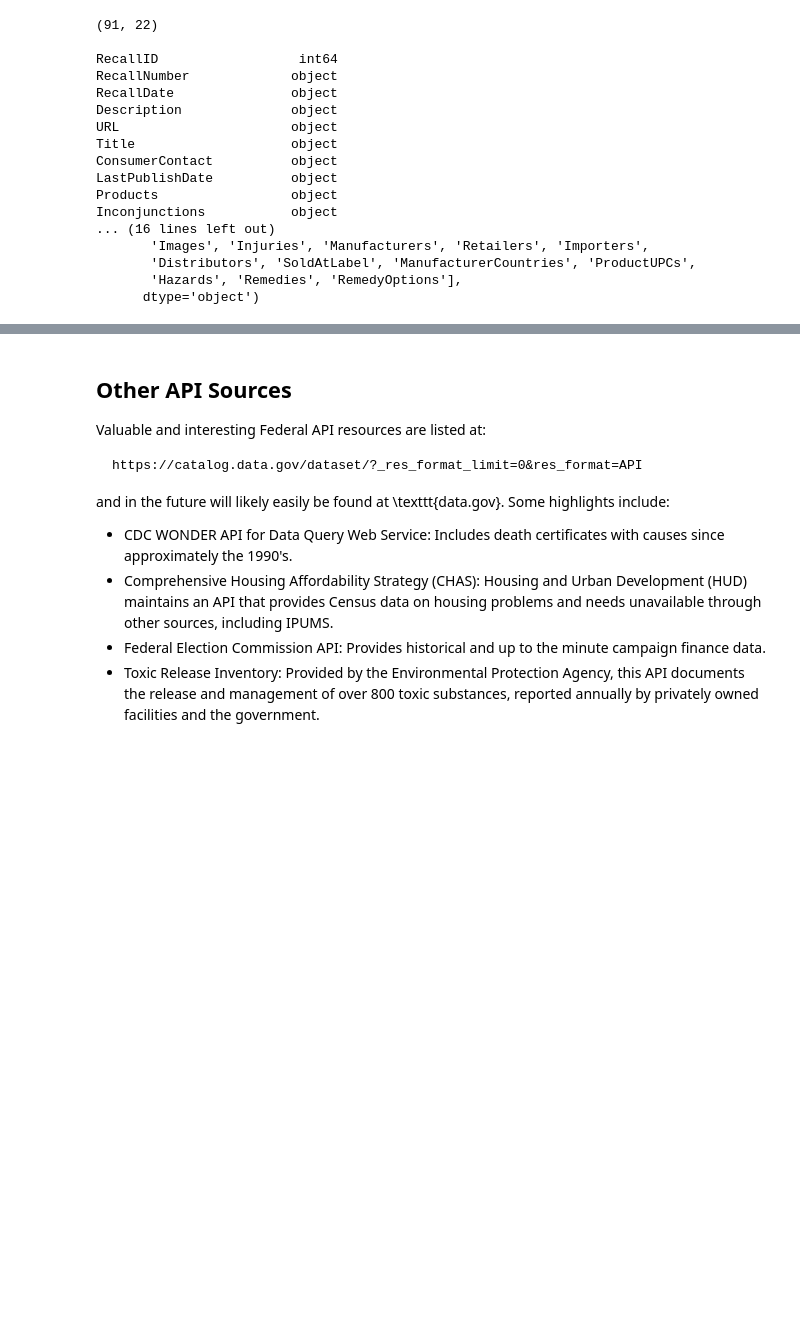
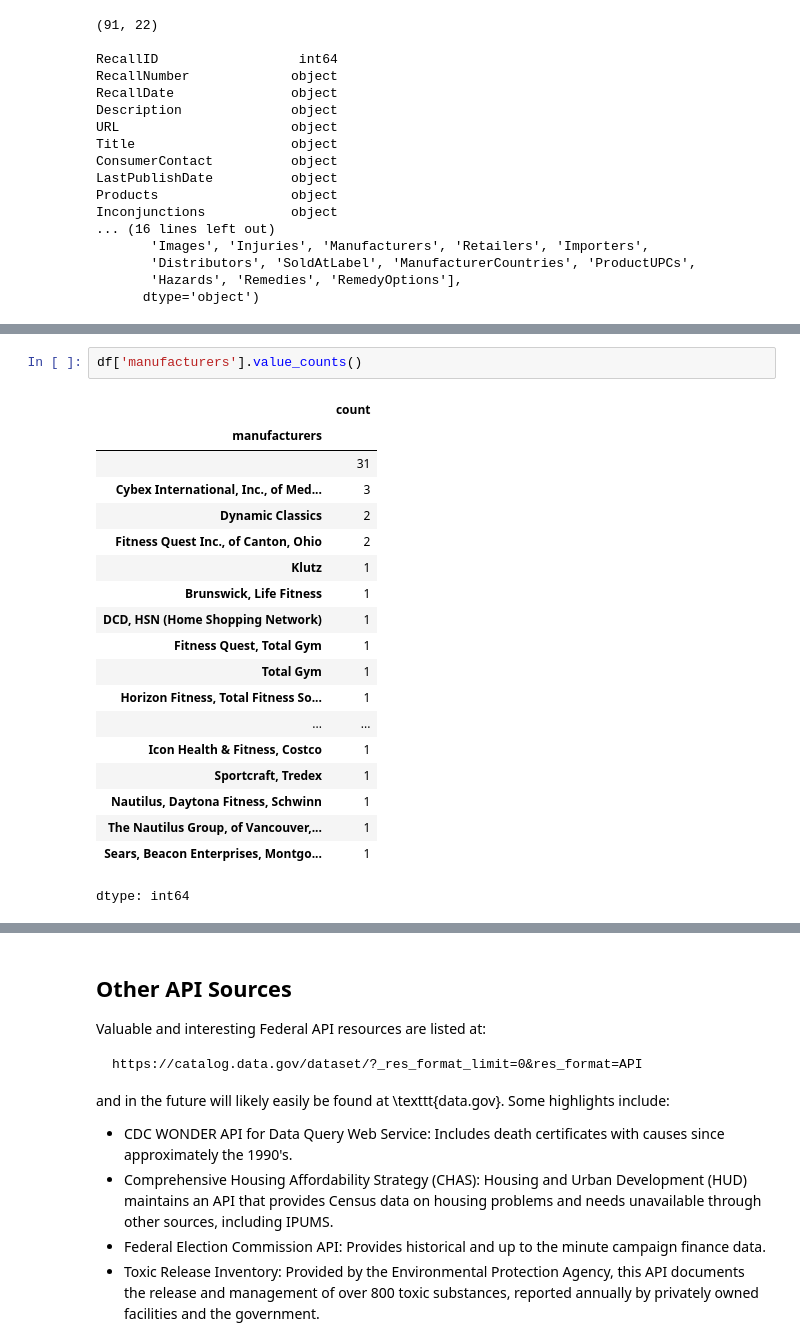
Before and after one commit to gffiveash/Labs, a Jupyter notebook: 01_api_calls/assignment_notebook.ipynb, the cells around one changed output, grey strips where cells are left out. Cells and saved outputs as stored; diff of their text form; blank space fills up the shorter version.

```diff
--- a/01_api_calls/assignment_notebook.ipynb
+++ b/01_api_calls/assignment_notebook.ipynb
@@ -257,0 +291,22 @@ This should convert the above analysis into a web page available from localhost.
+# %%
+df['manufacturers'].value_counts()
+# %% [output]
+|  | count |
+| manufacturers |  |
+|  | 31 |
+| Cybex International, Inc., of Med... | 3 |
+| Dynamic Classics | 2 |
+| Fitness Quest Inc., of Canton, Ohio | 2 |
+| Klutz | 1 |
+| Brunswick, Life Fitness | 1 |
+| DCD, HSN (Home Shopping Network) | 1 |
+| Fitness Quest, Total Gym | 1 |
+| Total Gym | 1 |
+| Horizon Fitness, Total Fitness So... | 1 |
+| ... | ... |
+| Icon Health & Fitness, Costco | 1 |
+| Sportcraft, Tredex | 1 |
+| Nautilus, Daytona Fitness, Schwinn | 1 |
+| The Nautilus Group, of Vancouver,... | 1 |
+| Sears, Beacon Enterprises, Montgo... | 1 |
+dtype: int64
```
Also changed, not shown: parts of 15 cells of this notebook.
